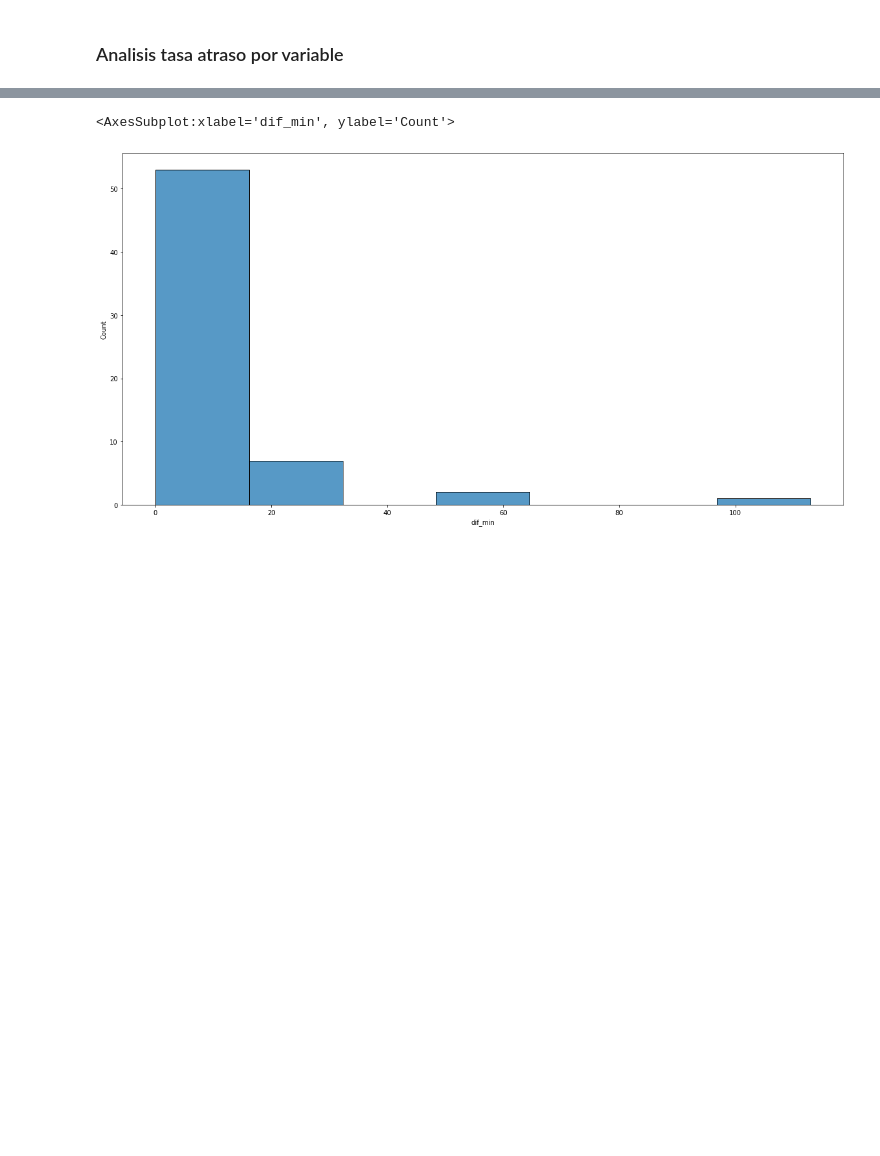
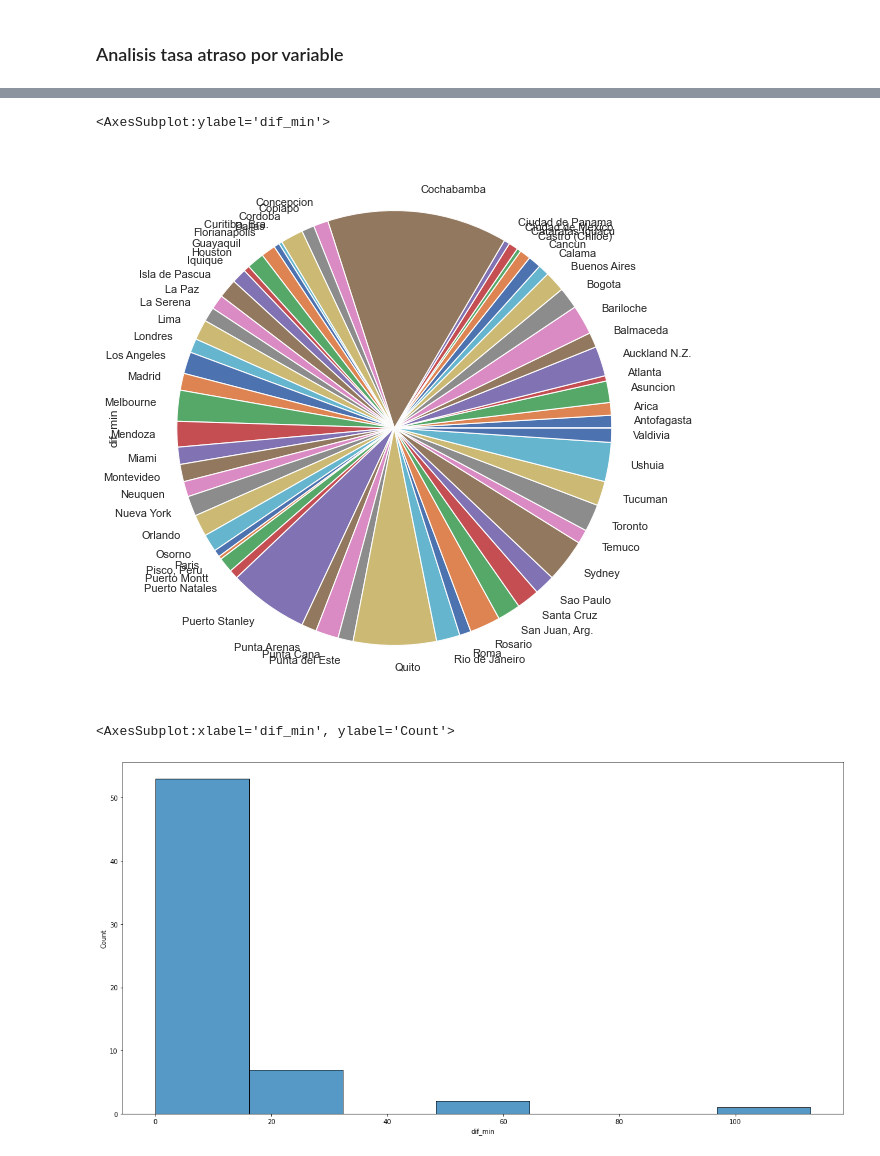
Before and after one commit to RoberttoMY/Data-Scientist-Challenge---LATAM-Airlines, a Jupyter notebook: Desafio Data Scientist LATAM Airlines.ipynb, the cells around one changed output, grey strips where cells are left out. Drawn from its saved outputs; the diff is of its cells as text; code cells hidden in the pictures; blank space fills up the shorter version.

```diff
--- a/Desafio Data Scientist LATAM Airlines.ipynb
+++ b/Desafio Data Scientist LATAM Airlines.ipynb
@@ -824,3 +712,9 @@ plt.plot()
+# %%
+plt.figure(figsize=(17,10))
+bydestino['dif_min'].plot.pie()
+# %% [output]
+<AxesSubplot:ylabel='dif_min'>
+[figure, added]
 # %%
 plt.figure(figsize=(20,10))
 sns.histplot(bydestino['dif_min'],bins=round(1+3.322*m.log10(len(bydestino['dif_min']))))
```
Also changed, not shown: parts of 112 cells of this notebook.
